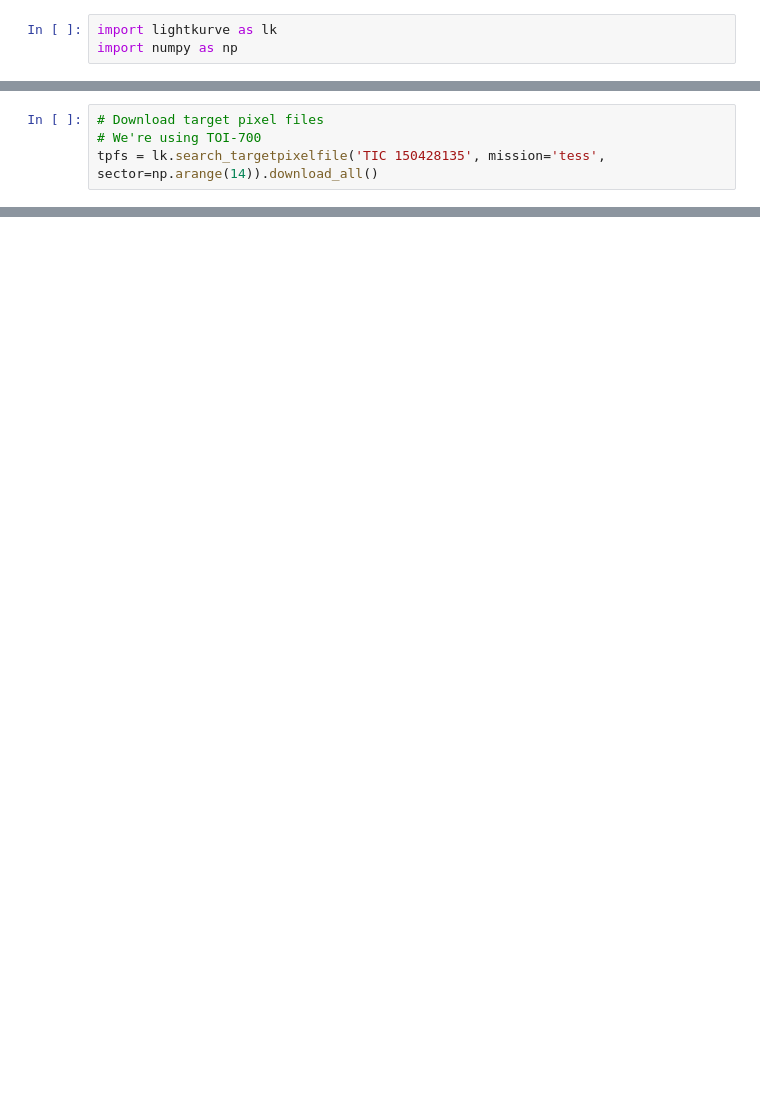
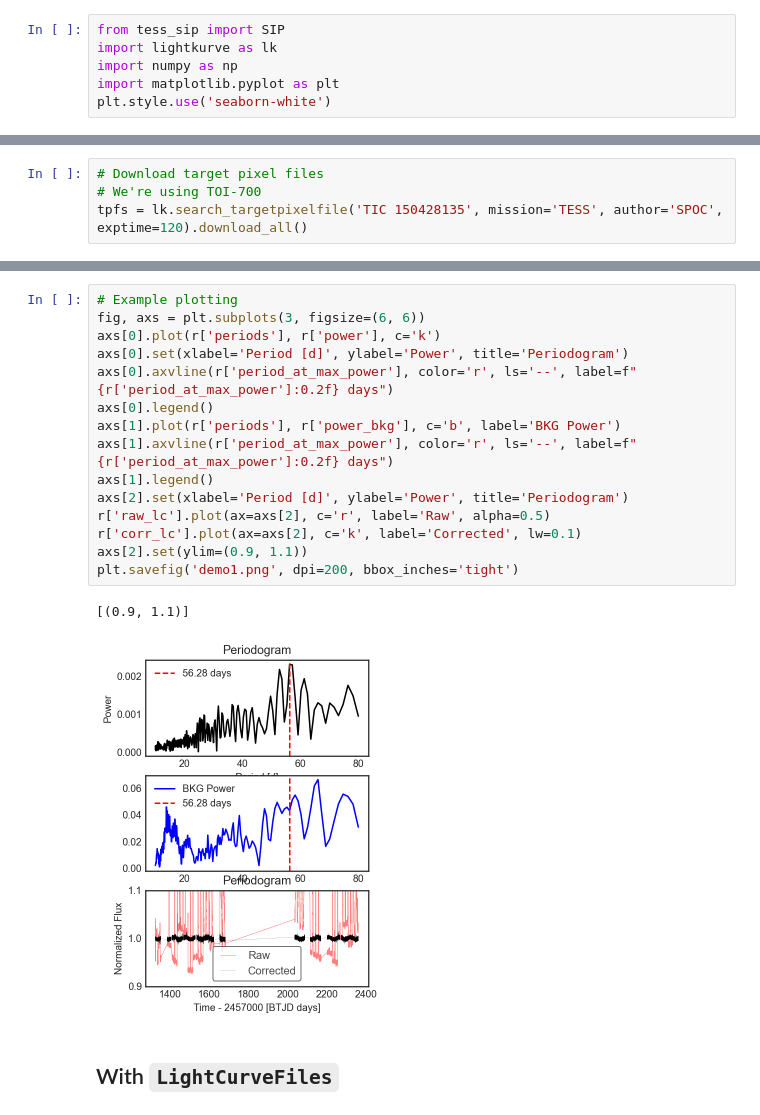
Before and after one commit to christinahedges/TESS-SIP, a Jupyter notebook: docs/TESS-SIP.ipynb, the cells around one changed output, grey strips where cells are left out. Cells and saved outputs as stored; diff of their text form; blank space fills up the shorter version.

```diff
--- a/docs/TESS-SIP.ipynb
+++ b/docs/TESS-SIP.ipynb
@@ -3,3 +3,6 @@ from tess_sip import SIP
 # %%
+from tess_sip import SIP
 import lightkurve as lk
 import numpy as np
+import matplotlib.pyplot as plt
+plt.style.use('seaborn-white')
@@ -6,4 +11,4 @@ import numpy as np
 # %%
 # Download target pixel files
 # We're using TOI-700
-tpfs = lk.search_targetpixelfile('TIC 150428135', mission='tess', sector=np.arange(14)).download_all()
+tpfs = lk.search_targetpixelfile('TIC 150428135', mission='TESS', author='SPOC', exptime=120).download_all()
@@ -12,0 +24,20 @@ r = SIP(tpfs, min_period=10, max_period=80)
+# %%
+# Example plotting
+fig, axs = plt.subplots(3, figsize=(6, 6))
+axs[0].plot(r['periods'], r['power'], c='k')
+axs[0].set(xlabel='Period [d]', ylabel='Power', title='Periodogram')
+axs[0].axvline(r['period_at_max_power'], color='r', ls='--', label=f"{r['period_at_max_power']:0.2f} days")
+axs[0].legend()
+axs[1].plot(r['periods'], r['power_bkg'], c='b', label='BKG Power')
+axs[1].axvline(r['period_at_max_power'], color='r', ls='--', label=f"{r['period_at_max_power']:0.2f} days")
+axs[1].legend()
+axs[2].set(xlabel='Period [d]', ylabel='Power', title='Periodogram')
+r['raw_lc'].plot(ax=axs[2], c='r', label='Raw', alpha=0.5)
+r['corr_lc'].plot(ax=axs[2], c='k', label='Corrected', lw=0.1)
+axs[2].set(ylim=(0.9, 1.1))
+plt.savefig('demo1.png', dpi=200, bbox_inches='tight')
+# %% [output]
+[(0.9, 1.1)]
+[figure, added]
+# %% [markdown]
+## With `LightCurveFiles`
```
Also changed, not shown: parts of 8 cells of this notebook, 5 other files.
